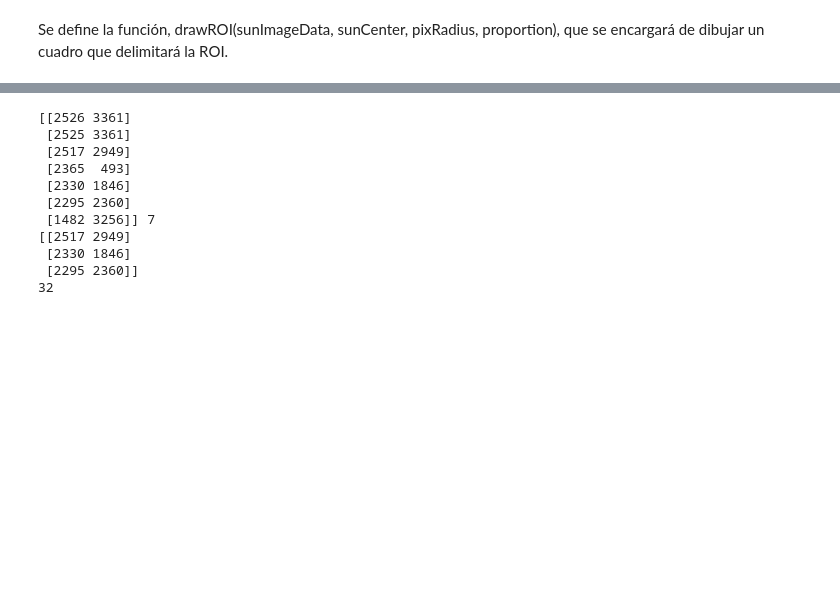
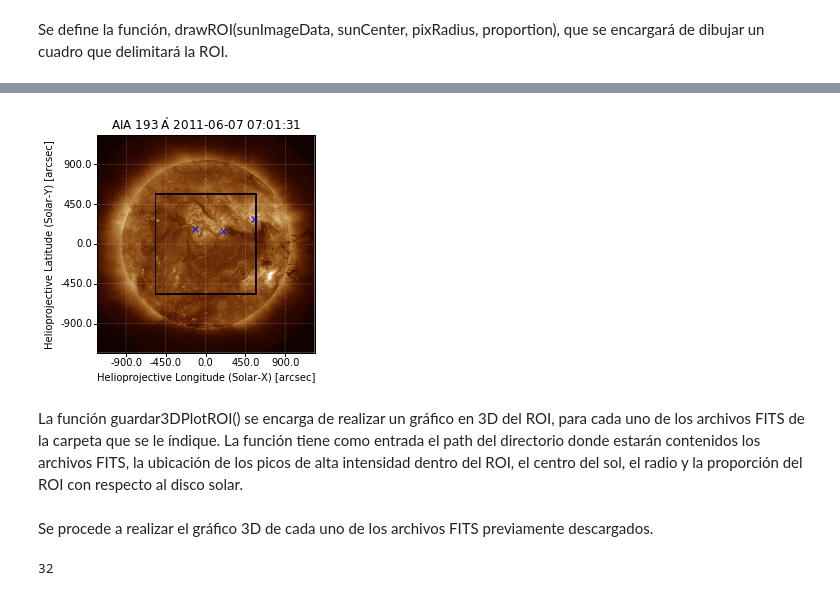
Before and after one commit to fmezacr/phd, a Jupyter notebook: Noviembre/RutinaGeneral.ipynb, the cells around one changed output, grey strips where cells are left out. Saved outputs shown, nothing was run; the diff lists cells and outputs as text; code cells hidden in the pictures; blank space fills up the shorter version.

```diff
--- a/Noviembre/RutinaGeneral.ipynb
+++ b/Noviembre/RutinaGeneral.ipynb
@@ -300,6 +282,8 @@ Skipping download of file aia.lev1_euv_12s.2011-06-07T071133Z.193.spikes.fits as
 fits_image_filename = 'DatosJupyterSun/JSOC_AIA_FITS/aia.lev1_euv_12s.2011-06-07T070133Z.193.image_lev1.fits'
 
 aiamap = sunpy.map.Map(fits_image_filename)
+aiamap1 = sunpy.map.Map(fits_image_filename)
+
 plt.figure()
 aiamap.plot()
 plt.colorbar()
@@ -355,6 +361,24 @@ def picosROI(coordenadasPicos, sunCenter, pixRadius, prop):
                 picosEnROI.append(coordenadasPicos[s])
 
     return np.array(picosEnROI)
+# %%
+#Se ubican los picos de alta intensidad dentro del ROI
+picosen_roi = picosROI(coorPicos, sunCenter, rSun, 0.6)
+#Se dibuja ROI en map
+drawROI(aiamap.data, sunCenter, rSun, 0.6)
+#Se mapean las coordenadas en el map
+hpc_max1 = aiamap1.pixel_to_world(picosen_roi[:, 1]*u.pixel, picosen_roi[:, 0]*u.pixel)
+
+#Se grafica la imagen con los picos de alta intensidad dentro del ROI, marcados con una equis azul
+fig = plt.figure()
+ax = plt.subplot(projection=aiamap)
+aiamap.plot()
+ax.plot_coord(hpc_max1, 'bx')
+plt.show()
+# %% [output]
+[figure, added]
+# %% [markdown]
+La función guardar3DPlotROI() se encarga de realizar un gráfico en 3D del ROI, para cada uno de los archivos FITS de la carpeta que se le índique. La función tiene como entrada el path del directorio donde estarán contenidos los archivos FITS, la ubicación de los picos de alta intensidad dentro del ROI, el centro del sol, el radio y la proporción del ROI con respecto al disco solar.
 # %%
 def guardar3DPlotROI(FITS_dirPath, picosEnROI, sunCenter, pixRadius, prop):
     #Se obtienen las direcciones de los archivos FITS a gráficar
@@ -388,25 +412,12 @@ def guardar3DPlotROI(FITS_dirPath, picosEnROI, sunCenter, pixRadius, prop):
             plt.savefig('DatosJupyterSun/3D/'+str(aiamapFITS_i.meta['date-obs'])+'.png', bbox_inches='tight')
 
             plt.close(fig)
-# %%
-coor = peak_local_max(aiamap.data, min_distance=200, threshold_rel=0.2)
-print (coor, len(coor))
-
-fitsDir = 'DatosJupyterSun/JSOC_AIA_FITS'
-
-picosen_roi = picosROI(coor, sunCenter, rSun, 0.6)
-print (picosen_roi)
-
-guardar3DPlotROI(fitsDir, picosen_roi, sunCenter, rSun, 0.6)
-# %% [output]
-[[2526 3361]
- [2525 3361]
- [2517 2949]
- [2365  493]
- [2330 1846]
- [2295 2360]
- [1482 3256]] 7
-[[2517 2949]
- [2330 1846]
- [2295 2360]]
-32
+# %% [markdown]
+Se procede a realizar el gráfico 3D de cada uno de los archivos FITS previamente descargados.
+# %%
+#Se define en una variable el path del directorio
+fitsDir = 'DatosJupyterSun/JSOC_AIA_FITS'
+#Se llama a la función guardar3DPlotROI, para generar las gráficas
+guardar3DPlotROI(fitsDir, picosen_roi, sunCenter, rSun, 0.6)
+# %% [output]
+32
```
Also changed, not shown: parts of 23 cells of this notebook, 2 other files.
